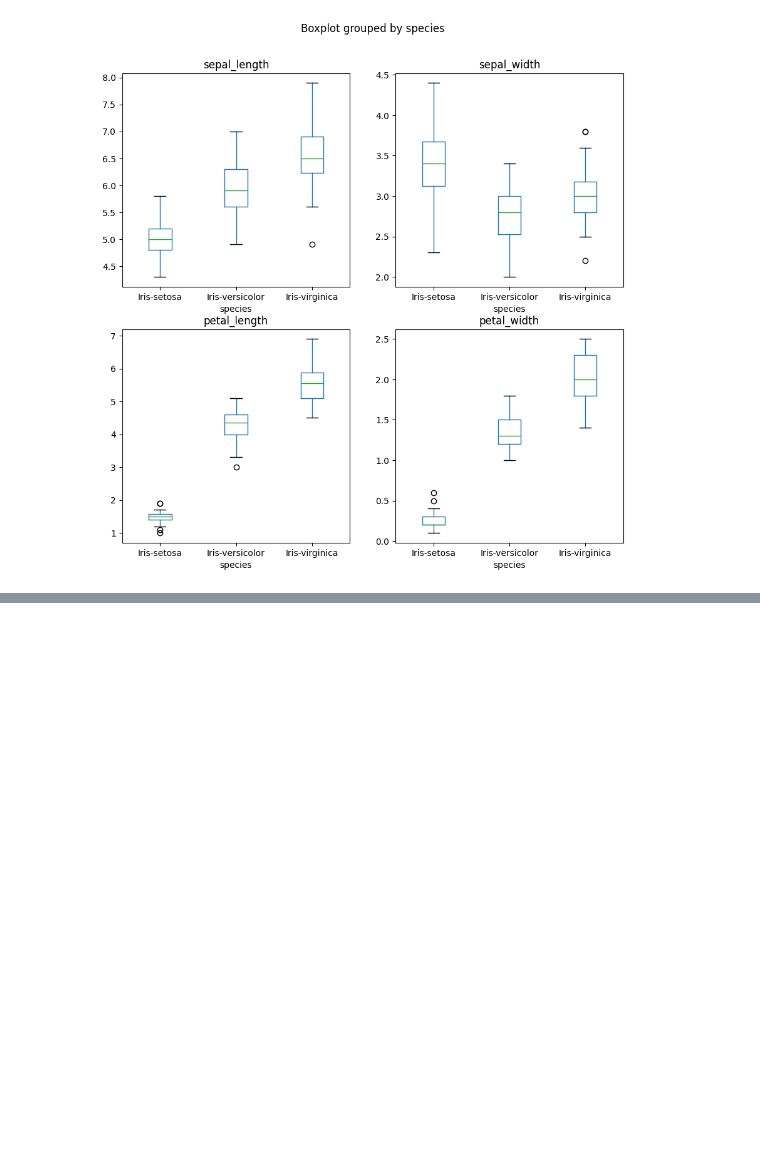
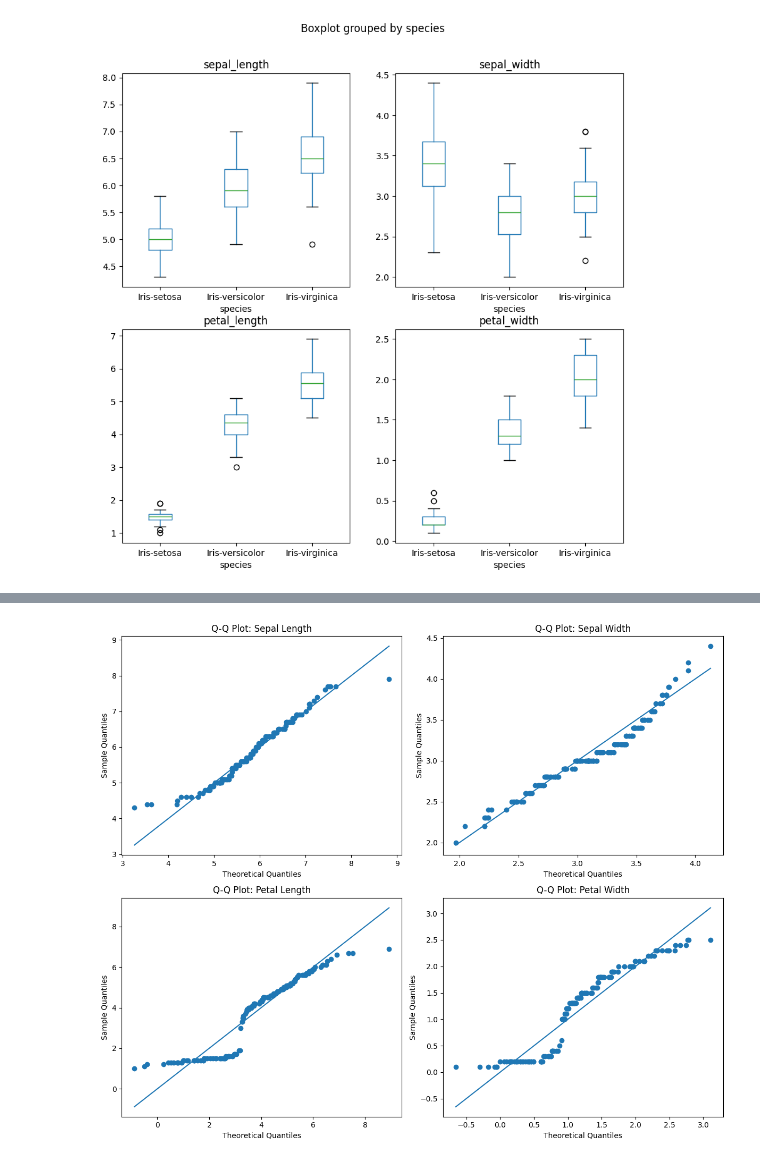
Before and after one commit to bahathaha/6th-Semester, a Jupyter notebook: CV/lab1/lab1.ipynb, the cells around one changed output, grey strips where cells are left out. Cells and saved outputs as stored; diff of their text form; code cells hidden in the pictures; blank space fills up the shorter version.

```diff
--- a/CV/lab1/lab1.ipynb
+++ b/CV/lab1/lab1.ipynb
@@ -25,0 +87,30 @@ plt.show()
+# %%
+fig, axes = plt.subplots(2, 2, figsize=(12, 10))
+
+def qq_plot(data, ax, title):
+    data = np.sort(data)
+    n = len(data)
+
+    # Generate normal data with same mean & std
+    normal_data = np.random.normal(
+        loc=np.mean(data),
+        scale=np.std(data),
+        size=n
+    )
+    normal_data = np.sort(normal_data)
+
+    ax.scatter(normal_data, data)
+    ax.plot(normal_data, normal_data)
+    ax.set_title(title)
+    ax.set_xlabel("Theoretical Quantiles")
+    ax.set_ylabel("Sample Quantiles")
+
+qq_plot(df["sepal_length"], axes[0, 0], "Q-Q Plot: Sepal Length")
+qq_plot(df["sepal_width"], axes[0, 1], "Q-Q Plot: Sepal Width")
+qq_plot(df["petal_length"], axes[1, 0], "Q-Q Plot: Petal Length")
+qq_plot(df["petal_width"], axes[1, 1], "Q-Q Plot: Petal Width")
+
+plt.tight_layout()
+plt.show()
+# %% [output]
+[figure, added]
```
Also changed, not shown: parts of 1 cell of this notebook.
